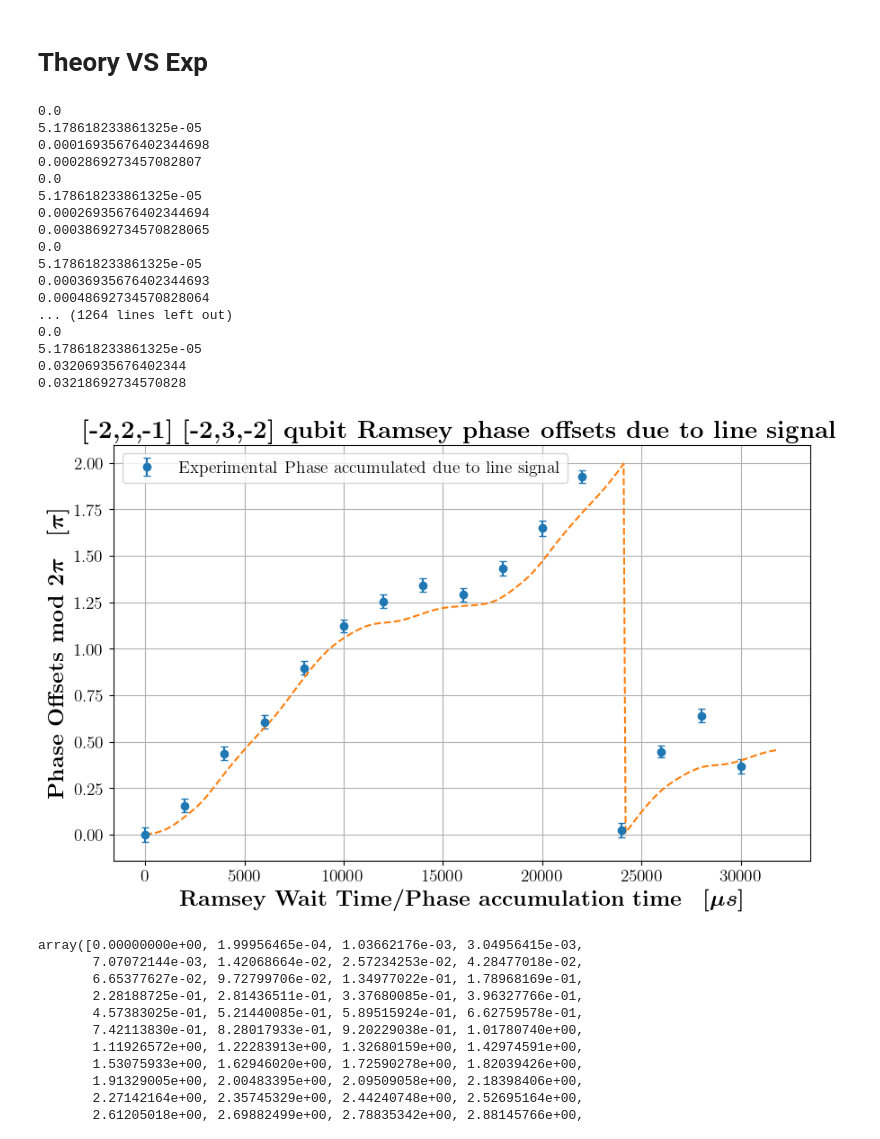
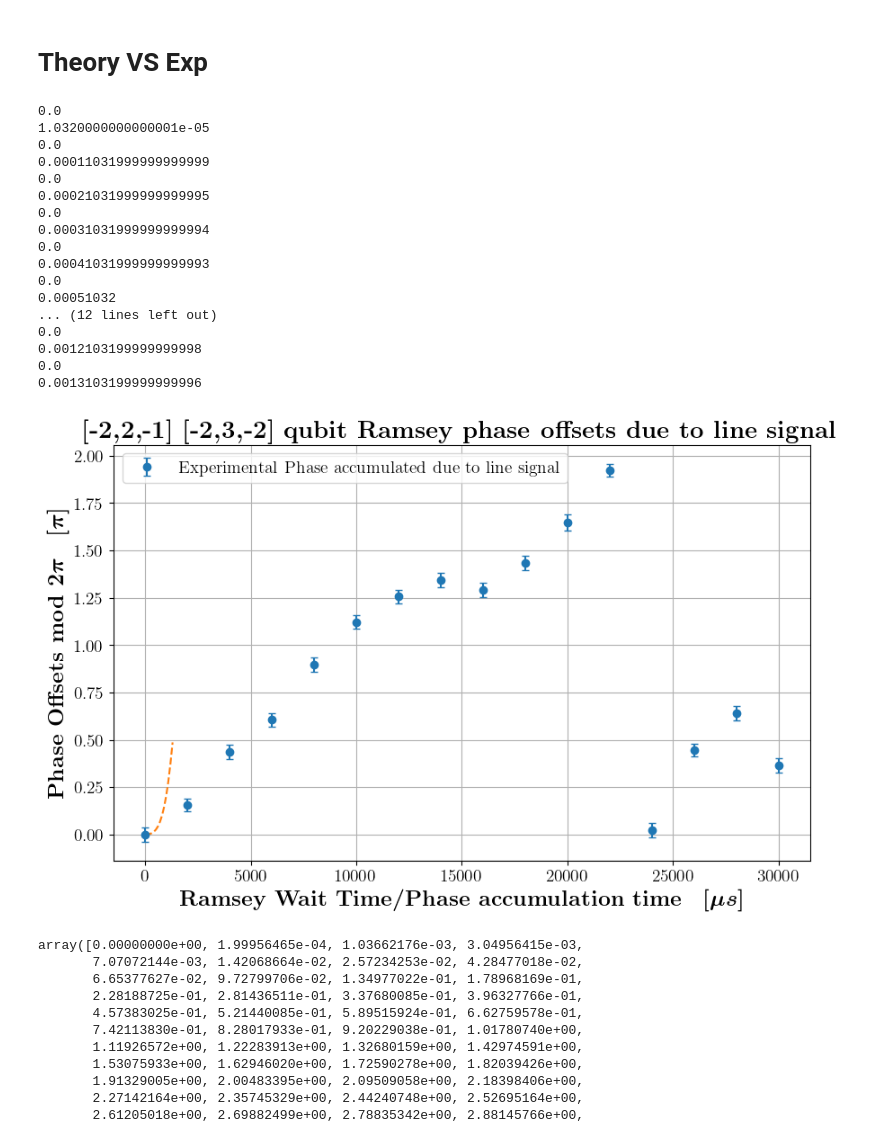
Before and after one commit to GauravTathed/PhD_python_scripts, a Jupyter notebook: LineSignal_charaterization/bussed_ramsey_analysis.ipynb, the cells around one changed output. Drawn from its saved outputs; the diff is of its cells as text; code cells hidden in the pictures.

```diff
--- a/LineSignal_charaterization/bussed_ramsey_analysis.ipynb
+++ b/LineSignal_charaterization/bussed_ramsey_analysis.ipynb
@@ -646,7 +646,7 @@ def compute_phases_from_line_fit(
     t_ref="start",  # "mid", "start", or "end"
     transition_strengths_path=r"Z:\Lab Data\Phase_and_freq_correction_180Hz\Transition_strengths_4p209.txt",
     sensitivities_path=r"Z:\Lab Data\Phase_and_freq_correction_180Hz\sensitivities_4p209.txt",
-    rand_detuning=0.0
+    rand_detuning=len(fractions)*[0]
 ):
     """
     Single-function version of your entire pipeline.
@@ -975,35 +975,37 @@ def compute_detuning_from_line_fit(
 import random
 import io
 accm_phase = []
-for i in np.arange(0, 32000, 100):
+for i in np.arange(0, 1400, 100):
     pulse_train = [[0,4,1], [0,3,-1], [0,0,0], [0,3,-1], [0,4,1]]
     # pulse_train = [[-2,2,-1], [-2,3,-2], [0,0,0], [-2,3,-2], [-2,2,-1]]
-    fractions = [0.5,1,(np.sin((i/1e6)*(np.pi/2)))**2,1,0.5]
+    # fractions = [0.5,1,(np.sin((i/1e6)*(np.pi/2)))**2,1,0.5]
     # phases = compute_phases_from_line_signal(pulse_train, fractions, pi_t = [20.64, 33.88, 103.49, 26.25, 32.46])
+    pulse_train = [[-1, 4, -3], [0, 0, 0], [-1, 4, -3]]
+    fractions = [0.5, (np.sin((i/1e6)*(np.pi/2)))**2, 0.5]
     det = 2#random.uniform(-10,10)
-    phases, sens = compute_phases_from_line_fit(pulse_train, fractions, pi_t = np.array([20.64, 33.88, 103.49, 26.25, 32.46]), rand_detuning = [det, -det, 0, -det, det])
+    phases, sens = compute_phases_from_line_fit(pulse_train, fractions, pi_t = np.array([20.64, 33.88, 103.49, 26.25, 32.46]))#, rand_detuning = [det, -det, 0, -det, det])
     # accm_phase.append(phases[3])
-    accm_phase.append(-phases[3]+phases[4])
+    accm_phase.append(-phases[0]+phases[2])
 
 phase_mod = np.mod(np.array(accm_phase), 2*np.pi)/np.pi
 # %% [output]
 0.0
-5.178618233861325e-05
-0.00016935676402344698
-0.0002869273457082807
+1.0320000000000001e-05
 0.0
-5.178618233861325e-05
-0.00026935676402344694
-0.00038692734570828065
+0.00011031999999999999
 0.0
-5.178618233861325e-05
-0.00036935676402344693
-0.00048692734570828064
-... (1264 lines left out)
+0.00021031999999999995
 0.0
-5.178618233861325e-05
-0.03206935676402344
-0.03218692734570828
+0.00031031999999999994
+0.0
+0.00041031999999999993
+0.0
+0.00051032
+... (12 lines left out)
+0.0
+0.0012103199999999998
+0.0
+0.0013103199999999996
 # %%
 from matplotlib import rcParams
 
@@ -1020,35 +1022,35 @@ phase_error = data[:, 2]
 # plt.errorbar(
 #     time_us,
 #     phase_over_pi,
 #     yerr=phase_error,
 #     fmt='o',
 #     capsize=3, label='Without Line Signal compensation'
 # )
 
 plt.errorbar(
     fit_wait_times_list,
     np.array(fit_phases_list)/np.pi,
     yerr=np.array(fit_phase_errors_list),
     fmt='o',
     capsize=3, label='Experimental Phase accumulated due to line signal'
 )
 
-plt.plot(np.arange(0, 32000, 100), np.array(phase_mod),'--')
+plt.plot(np.arange(0, 1400, 100), np.array(phase_mod),'--')
 
 # print(fit_wait_times_list)
 # print(fit_phases_list)
 # print(fit_phase_errors_list)
 
 plt.xlabel(r'\boldmath$\textbf{Ramsey Wait Time/Phase accumulation time}\quad [\mu s]$', fontsize=18)
 plt.ylabel(r'\boldmath$\textbf{Phase Offsets mod 2}\pi \quad [\pi]$', fontsize=18)
 plt.title(r'\textbf{[-2,2,-1] [-2,3,-2] qubit Ramsey phase offsets due to line signal}', fontsize=20)
 plt.tick_params(axis='both', which='major', labelsize=14)
 plt.grid()
 # plt.savefig('0_2_0_phase_offsets_for_laser_noise_with_RFSoC.png', dpi=300, bbox_inches="tight")
 legend = plt.legend(fontsize=14)
 plt.show()
 # %% [output]
-[figure, old version]
+[figure, new version]
 # %%
 
 def compute_phases_from_line_signal(
```
Also changed, not shown: 7 other files.
